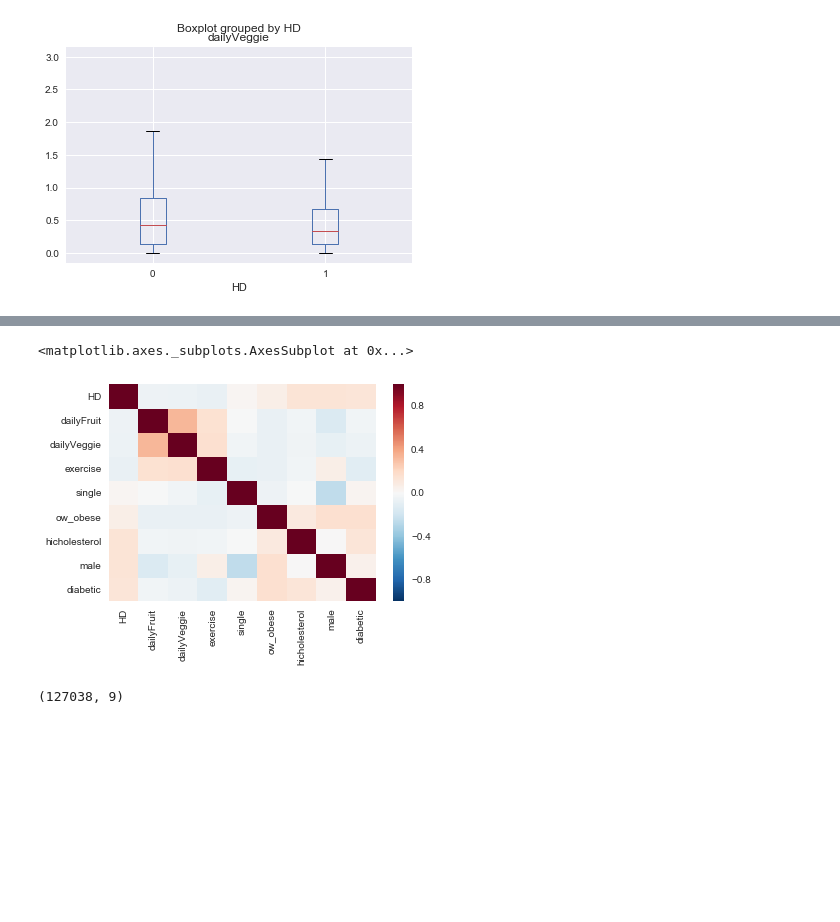
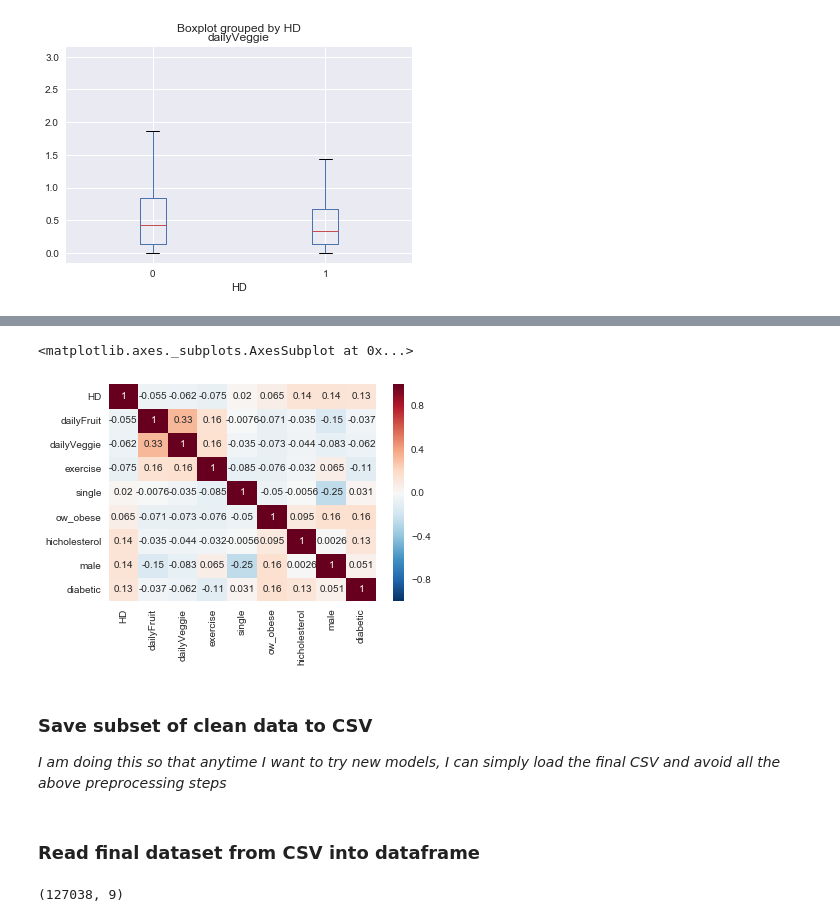
Before and after one commit to rushabhrambhia/rrambhia-ds-2017-work, a Jupyter notebook: project/code/Final_Notebook.ipynb, the cells around one changed output, grey strips where cells are left out. Saved outputs shown, nothing was run; the diff lists cells and outputs as text; code cells hidden in the pictures; blank space fills up the shorter version.

```diff
--- a/project/code/Final_Notebook.ipynb
+++ b/project/code/Final_Notebook.ipynb
@@ -106,6 +170,10 @@ df.shape
 # %%
-sns.heatmap(df.corr())
+sns.heatmap(df.corr(), annot=True)
 # %% [output]
 <matplotlib.axes._subplots.AxesSubplot at 0x...>
-[figure, old version]
+[figure, new version]
+# %% [markdown]
+### Save subset of clean data to CSV
+
+_I am doing this so that anytime I want to try new models, I can simply load the final CSV and avoid all the above preprocessing steps_
 # %%
@@ -113,2 +180,4 @@ sns.heatmap(df.corr())
 df.to_csv("../data/final_data_set.csv",index=False)
+# %% [markdown]
+### Read final dataset from CSV into dataframe
 # %%
```
Also changed, not shown: parts of 43 cells of this notebook, 3 other files.
